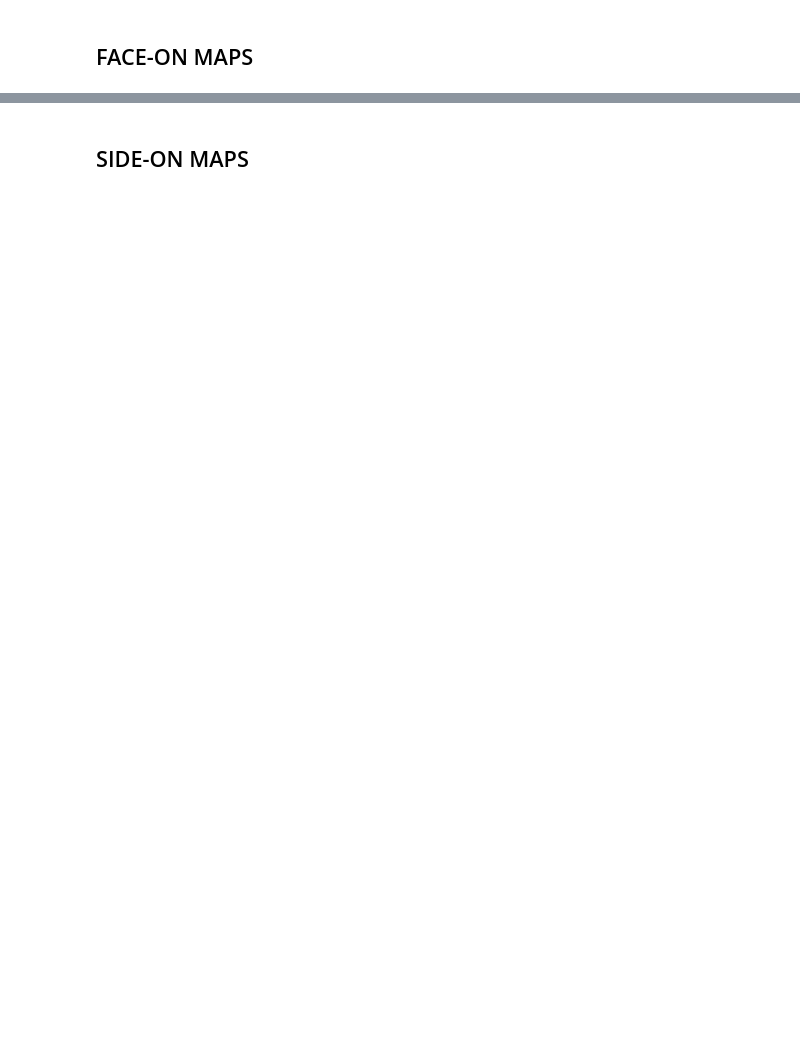
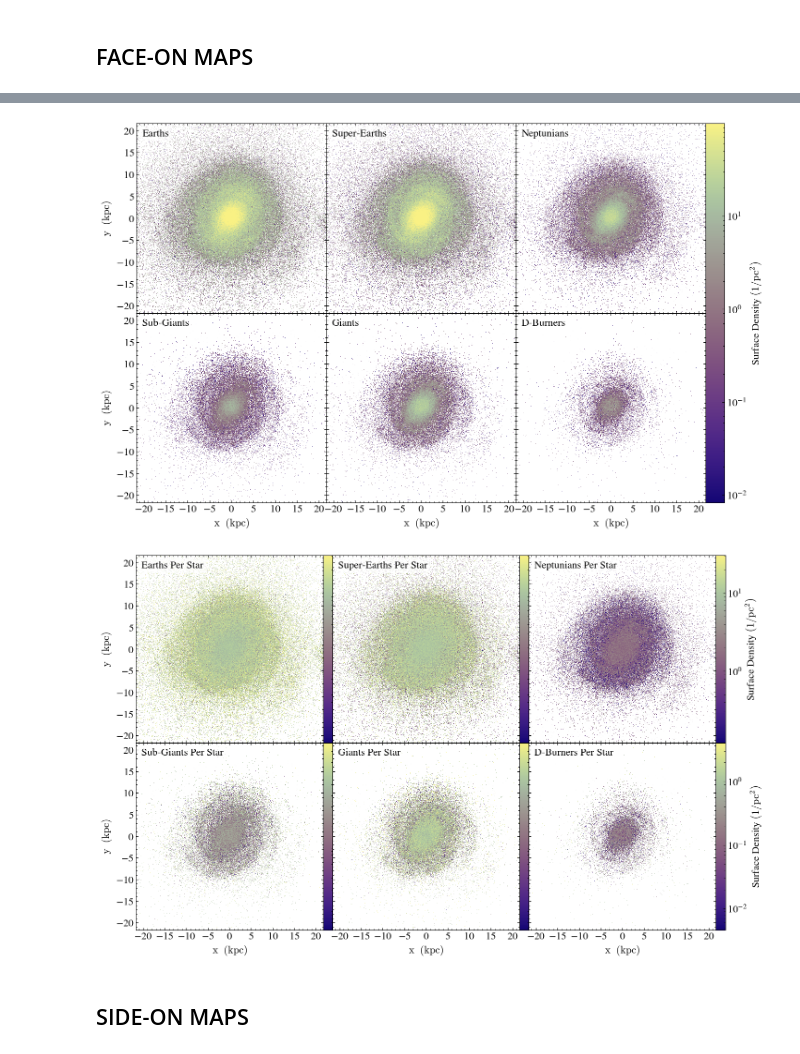
Before and after one commit to ChrisBoettner/skaro, a Jupyter notebook: notebooks/Planets.ipynb, the cells around one changed output, grey strips where cells are left out. Saved outputs shown, nothing was run; the diff lists cells and outputs as text; code cells hidden in the pictures; blank space fills up the shorter version.

Commit message:
put plots into notebooks, amongst other things

```diff
--- a/notebooks/Planets.ipynb
+++ b/notebooks/Planets.ipynb
@@ -23,7 +23,9 @@ from gallifrey.particles import rotated_dataset
 snapshot = 127
 resolution = 4096
 sim_id = "09_18"
-ngpps_id: str = "ng75"
+num_embryos = 50
+# host_star_masses = (0.1, 0.3, 0.5, 0.7, 1)
+host_star_masses = 1
 planet_categories = [
     "Earth",
     "Super-Earth",
@@ -35,7 +37,11 @@ planet_categories = [
 save = False
 # %%
 ds, mw, stellar_model, imf, planet_model = data_setup(
-    snapshot=snapshot, resolution=resolution, sim_id=sim_id, ngpps_id=ngpps_id
+    snapshot=snapshot,
+    resolution=resolution,
+    sim_id=sim_id,
+    ngpps_num_embryos=num_embryos,
+    ngpps_star_masses=host_star_masses,
 )
 # %% [output]
       DETECTED LOCAL MACHINE: Test snapshot loaded.
@@ -116,7 +122,7 @@ zplot, zfig = plot_maps(
     normal="z",
     colorbar_normalisation="global",
     subplot_pad=0,
-    save=save
+    save=save,
 )
 zplot_per_star, zfig_per_star = plot_maps(
     planet_categories,
@@ -125,6 +131,6 @@ zplot_per_star, zfig_per_star = plot_maps(
     weight_field=("stars", "number"),
     colorbar_normalisation="row",
     subplot_pad=(0, 0),
-    save=save
+    save=save,
 )
 # %% [output]
@@ -151,3 +157,5 @@ yt : [INFO     ] 2023-07-05 18:31:12,909 Splatting (('stars', 'Earth')) onto a 8
+[figure, added]
+[figure, added]
 # %% [markdown]
 ## SIDE-ON MAPS
 # %%
```
Also changed, not shown: parts of 4 cells of this notebook, 8 other files.
